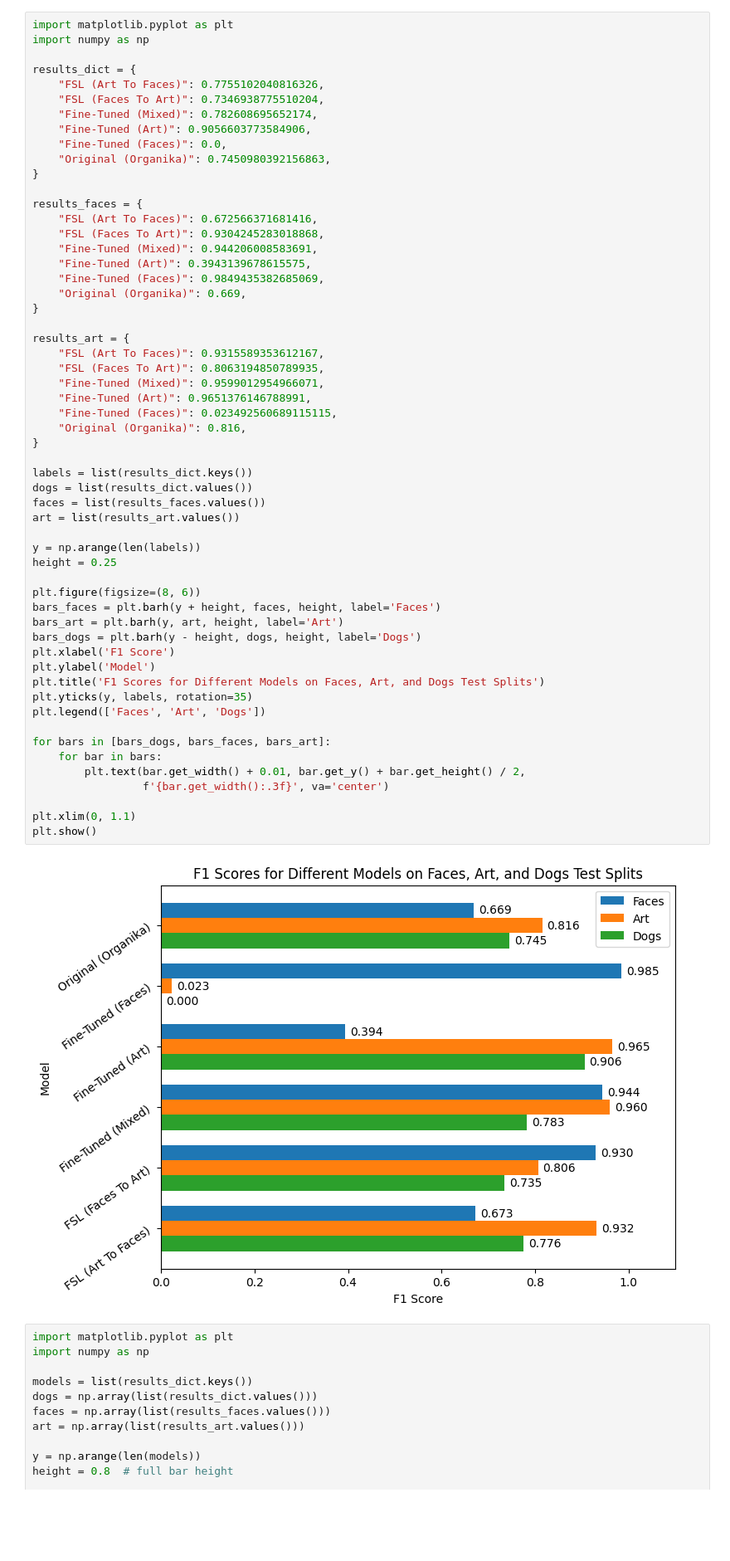
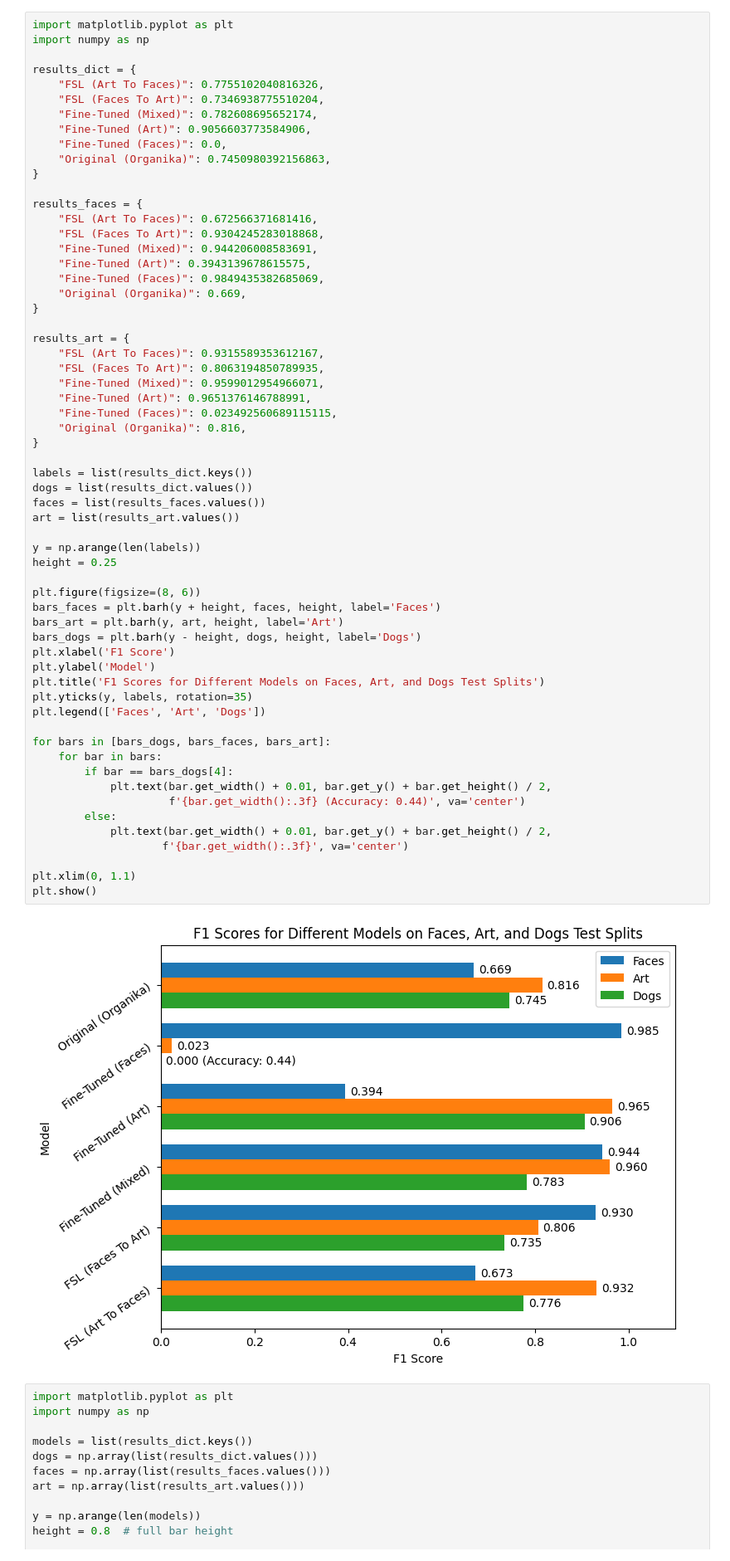
Before and after one commit to metetet/thesis, a Jupyter notebook: extra/graph.ipynb, the cells around one changed output. Shown: that part at 83% size. Saved outputs shown, nothing was run; the diff lists cells and outputs as text; blank space fills up the shorter version.

```diff
--- a/extra/graph.ipynb
+++ b/extra/graph.ipynb
@@ -26,36 +26,40 @@ results_art = {
     "Fine-Tuned (Mixed)": 0.9599012954966071,
     "Fine-Tuned (Art)": 0.9651376146788991,
     "Fine-Tuned (Faces)": 0.023492560689115115,
     "Original (Organika)": 0.816,
 }
 
 labels = list(results_dict.keys())
 dogs = list(results_dict.values())
 faces = list(results_faces.values())
 art = list(results_art.values())
 
 y = np.arange(len(labels))
 height = 0.25
 
 plt.figure(figsize=(8, 6))
 bars_faces = plt.barh(y + height, faces, height, label='Faces')
 bars_art = plt.barh(y, art, height, label='Art')
 bars_dogs = plt.barh(y - height, dogs, height, label='Dogs')
 plt.xlabel('F1 Score')
 plt.ylabel('Model')
 plt.title('F1 Scores for Different Models on Faces, Art, and Dogs Test Splits')
 plt.yticks(y, labels, rotation=35)
 plt.legend(['Faces', 'Art', 'Dogs'])
 
 for bars in [bars_dogs, bars_faces, bars_art]:
     for bar in bars:
-        plt.text(bar.get_width() + 0.01, bar.get_y() + bar.get_height() / 2,
-                 f'{bar.get_width():.3f}', va='center')
+        if bar == bars_dogs[4]:
+            plt.text(bar.get_width() + 0.01, bar.get_y() + bar.get_height() / 2,
+                     f'{bar.get_width():.3f} (Accuracy: 0.44)', va='center')
+        else:
+            plt.text(bar.get_width() + 0.01, bar.get_y() + bar.get_height() / 2,
+                    f'{bar.get_width():.3f}', va='center')
 
 plt.xlim(0, 1.1)
 plt.show()
 # %% [output]
-[figure, old version]
+[figure, new version]
 # %%
 import matplotlib.pyplot as plt
 import numpy as np
```
